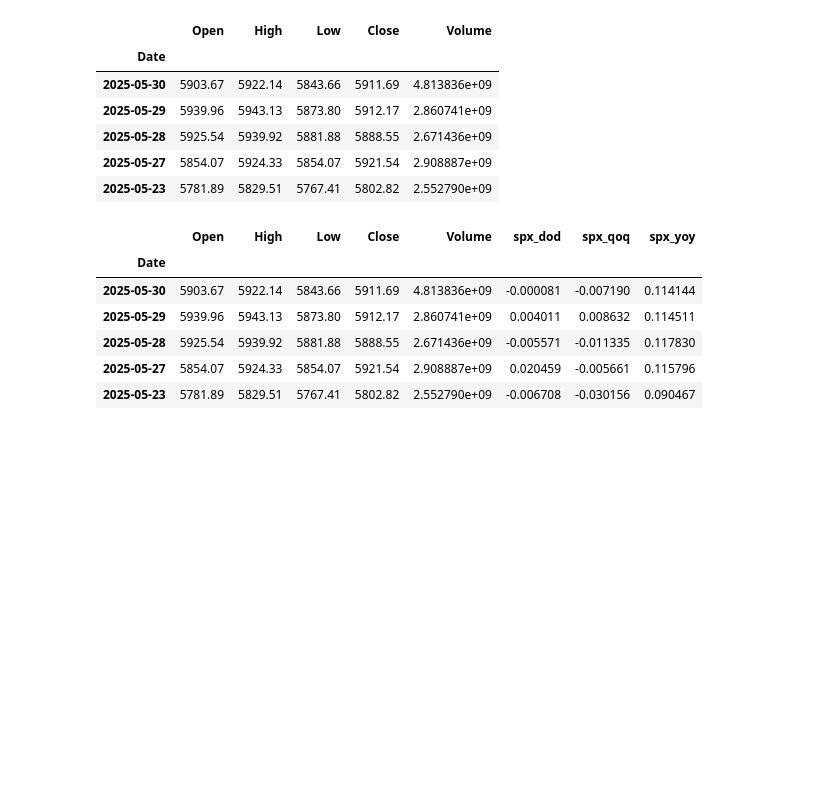
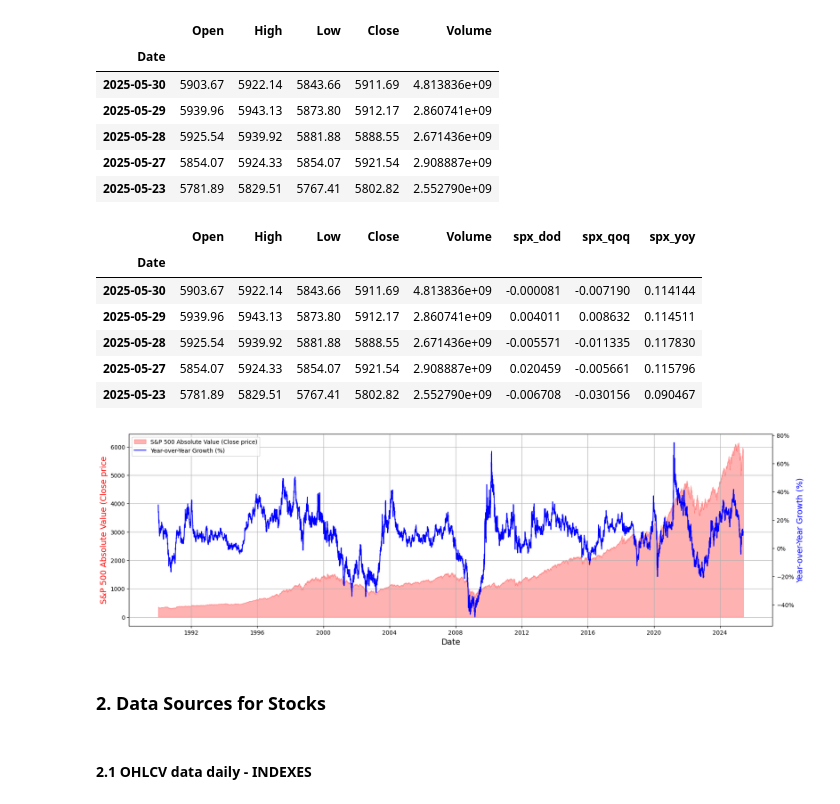
Before and after one commit to nathadriele/stock-markets-analytics-zoomcamp, a Jupyter notebook: 01-intro-and-data-sources/hw-intro.ipynb, the cells around one changed output. Drawn from its saved outputs; the diff is of its cells as text; code cells hidden in the pictures; blank space fills up the shorter version.

Commit message:
data sources

```diff
--- a/01-intro-and-data-sources/hw-intro.ipynb
+++ b/01-intro-and-data-sources/hw-intro.ipynb
@@ -238,3 +238,33 @@ spx_index.head()
 | 2025-05-28 | 5925.54 | 5939.92 | 5881.88 | 5888.55 | 2.671436e+09 | -0.005571 | -0.011335 | 0.117830 |
 | 2025-05-27 | 5854.07 | 5924.33 | 5854.07 | 5921.54 | 2.908887e+09 | 0.020459 | -0.005661 | 0.115796 |
 | 2025-05-23 | 5781.89 | 5829.51 | 5767.41 | 5802.82 | 2.552790e+09 | -0.006708 | -0.030156 | 0.090467 |
+# %%
+spx_truncated = spx_index[spx_index.index>='1990-01-01']
+# %%
+fig, ax = plt.subplots(figsize=(20, 6))
+plt.grid(True)
+
+ax.fill_between(spx_truncated.index, spx_truncated.Close, color="red", alpha=0.3, label="S&P 500 Absolute Value (Close price)")
+
+# Creating a secondary y-axis for CPI growth percentage
+ax2 = ax.twinx()
+ax2.yaxis.set_major_formatter(mtick.PercentFormatter(1.0))
+ax2.plot(spx_truncated.spx_yoy,
+         color="blue",
+         label="Year-over-Year Growth (%)")
+
+ax.set_xlabel("Date", fontsize=14)
+ax.set_ylabel("S&P 500 Absolute Value (Close price", color="red", fontsize=14)
+ax2.set_ylabel("Year-over-Year Growth (%)", color="blue", fontsize=14)
+
+lines, labels = ax.get_legend_handles_labels()
+lines2, labels2 = ax2.get_legend_handles_labels()
+ax2.legend(lines + lines2, labels + labels2, loc='upper left')
+
+plt.show()
+# %% [output]
+[figure, added]
+# %% [markdown]
+### 2. Data Sources for Stocks
+# %% [markdown]
+#### 2.1 OHLCV data daily - INDEXES
```
Also changed, not shown: parts of 1 cell of this notebook.
